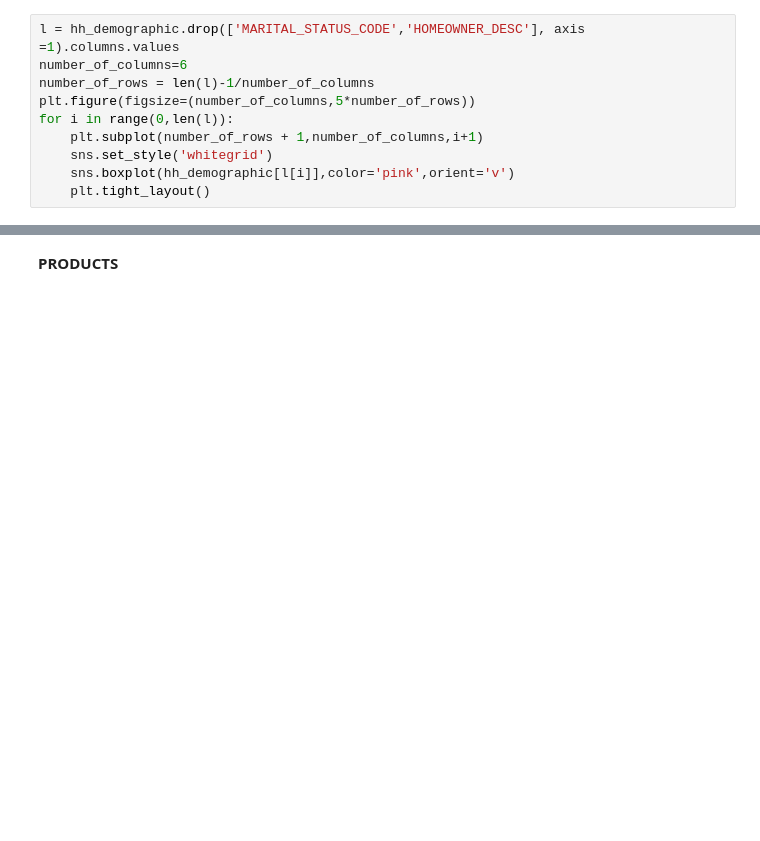
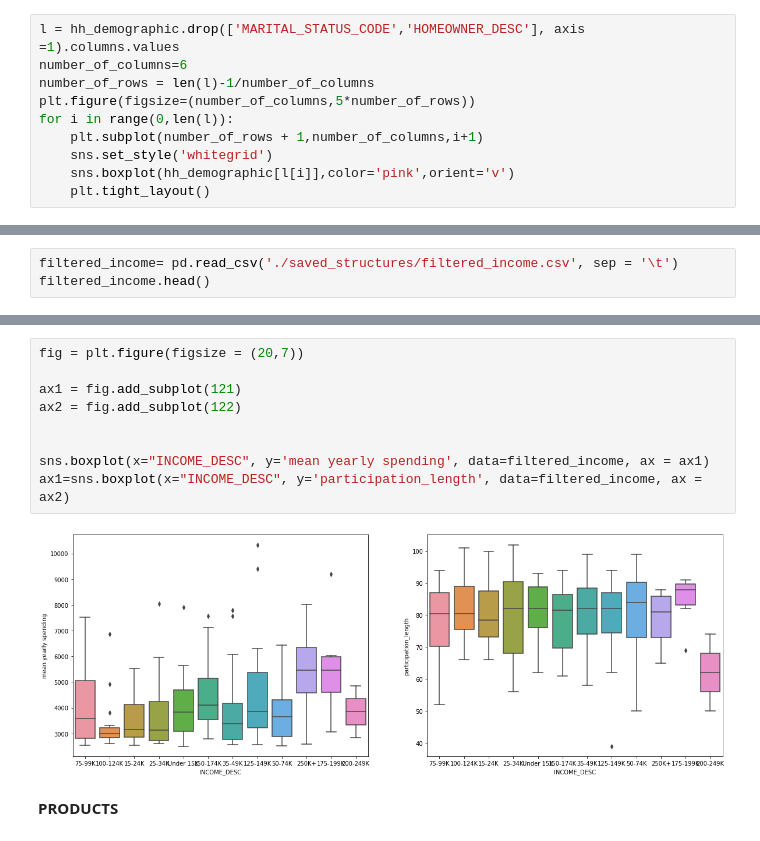
Before and after one commit to marvande/epfl-ada-2019-data-analysis, a Jupyter notebook: code/Demographic_productcorrelation.ipynb, the cells around one changed output, grey strips where cells are left out. Drawn from its saved outputs; the diff is of its cells as text; blank space fills up the shorter version.

Commit message:
try boxplot

```diff
--- a/code/Demographic_productcorrelation.ipynb
+++ b/code/Demographic_productcorrelation.ipynb
@@ -106,0 +124,3 @@ for i in range(0,len(l)):
+# %%
+filtered_income= pd.read_csv('./saved_structures/filtered_income.csv', sep = '\t')
+filtered_income.head()
@@ -107,3 +134,14 @@ for i in range(0,len(l)):
+# %%
+fig = plt.figure(figsize = (20,7))
+
+ax1 = fig.add_subplot(121)
+ax2 = fig.add_subplot(122)
+
+
+sns.boxplot(x="INCOME_DESC", y='mean yearly spending', data=filtered_income, ax = ax1)
+ax1=sns.boxplot(x="INCOME_DESC", y='participation_length', data=filtered_income, ax = ax2)
+# %% [output]
+[figure, added]
 # %% [markdown]
 **PRODUCTS**
 # %%
```
Also changed, not shown: parts of 10 cells of this notebook.
